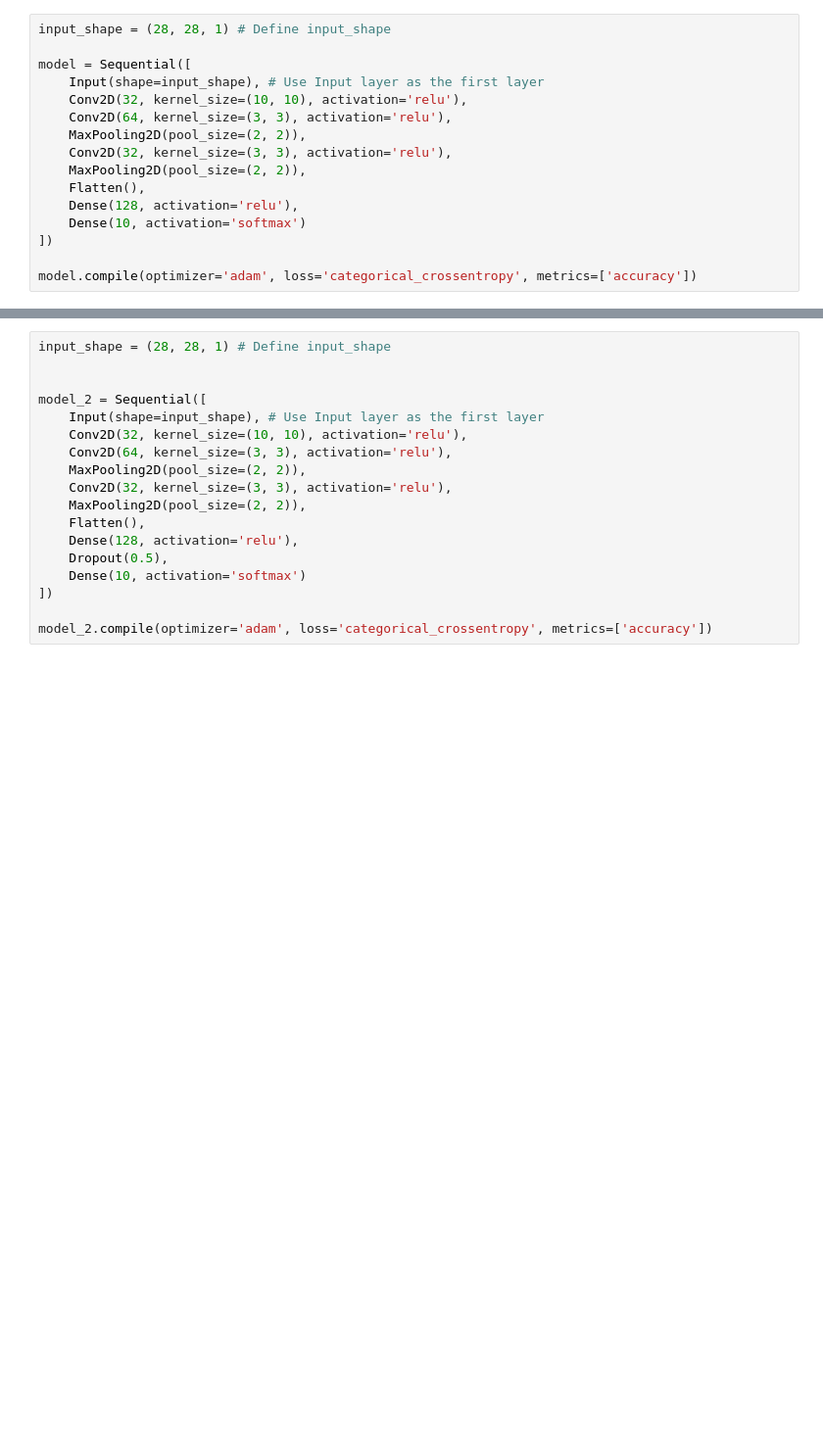
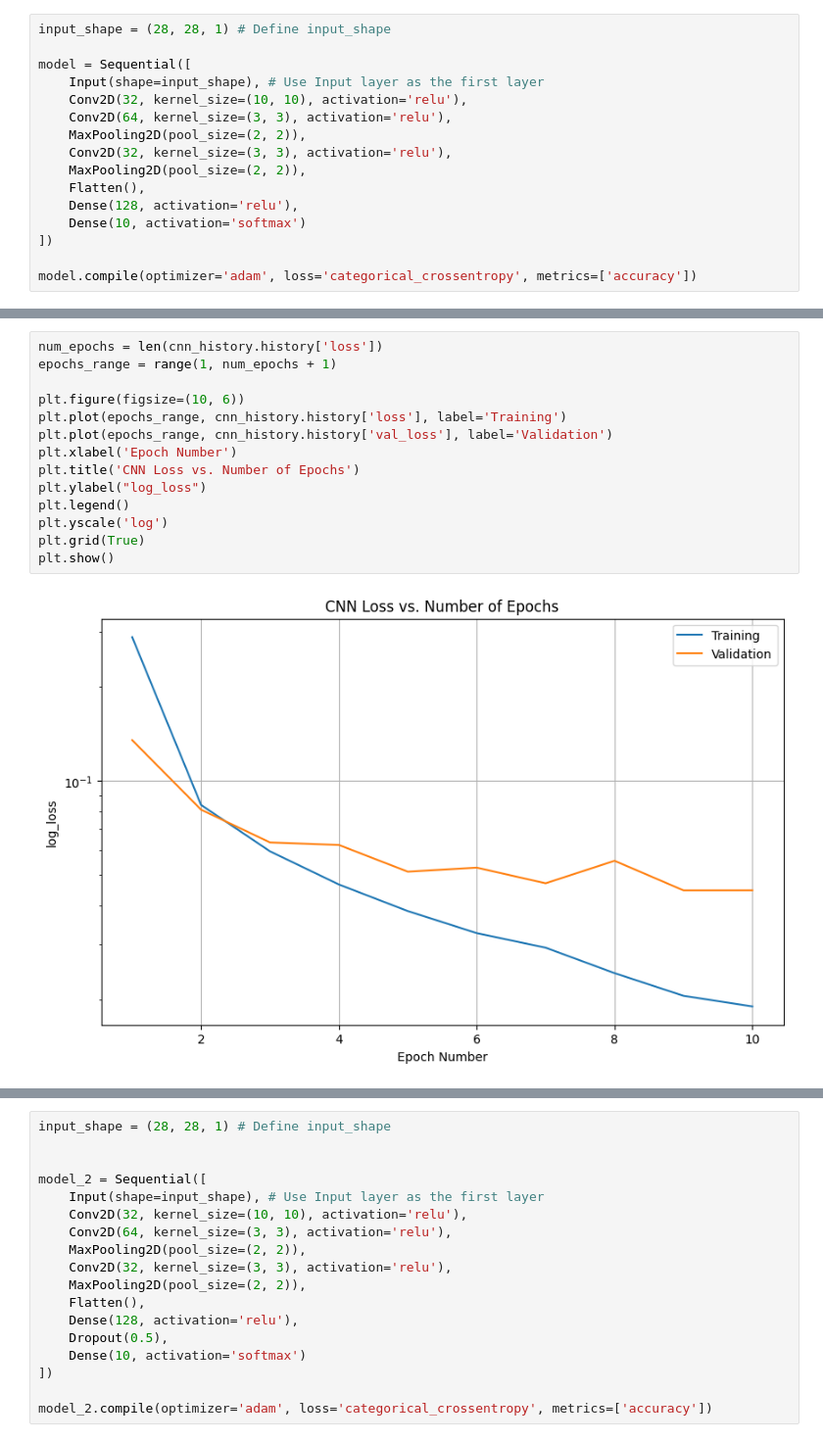
Before and after one commit to jarrodsb/DSPS_JBieber, a Jupyter notebook: HW10/kerasmnist_mlp_Bieber.ipynb, the cells around one changed output, grey strips where cells are left out. Shown at 98% size. Cells and saved outputs as stored; diff of their text form; blank space fills up the shorter version.

```diff
--- a/HW10/kerasmnist_mlp_Bieber.ipynb
+++ b/HW10/kerasmnist_mlp_Bieber.ipynb
@@ -207,0 +213,16 @@ Epoch 10/10
+# %%
+num_epochs = len(cnn_history.history['loss'])
+epochs_range = range(1, num_epochs + 1)
+
+plt.figure(figsize=(10, 6))
+plt.plot(epochs_range, cnn_history.history['loss'], label='Training')
+plt.plot(epochs_range, cnn_history.history['val_loss'], label='Validation')
+plt.xlabel('Epoch Number')
+plt.title('CNN Loss vs. Number of Epochs')
+plt.ylabel("log_loss")
+plt.legend()
+plt.yscale('log')
+plt.grid(True)
+plt.show()
+# %% [output]
+[figure, added]
```
Also changed, not shown: parts of 13 cells of this notebook.
